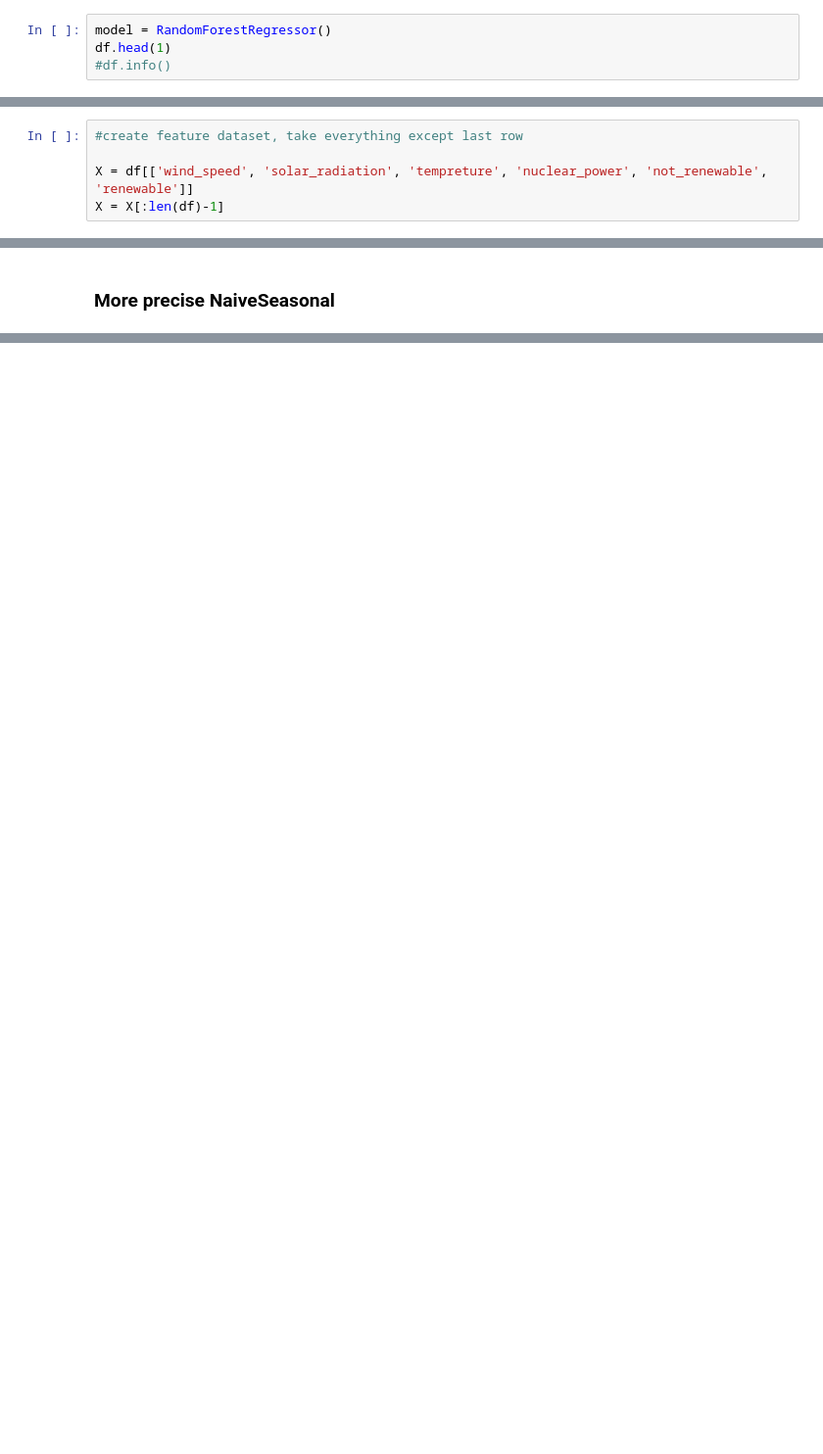
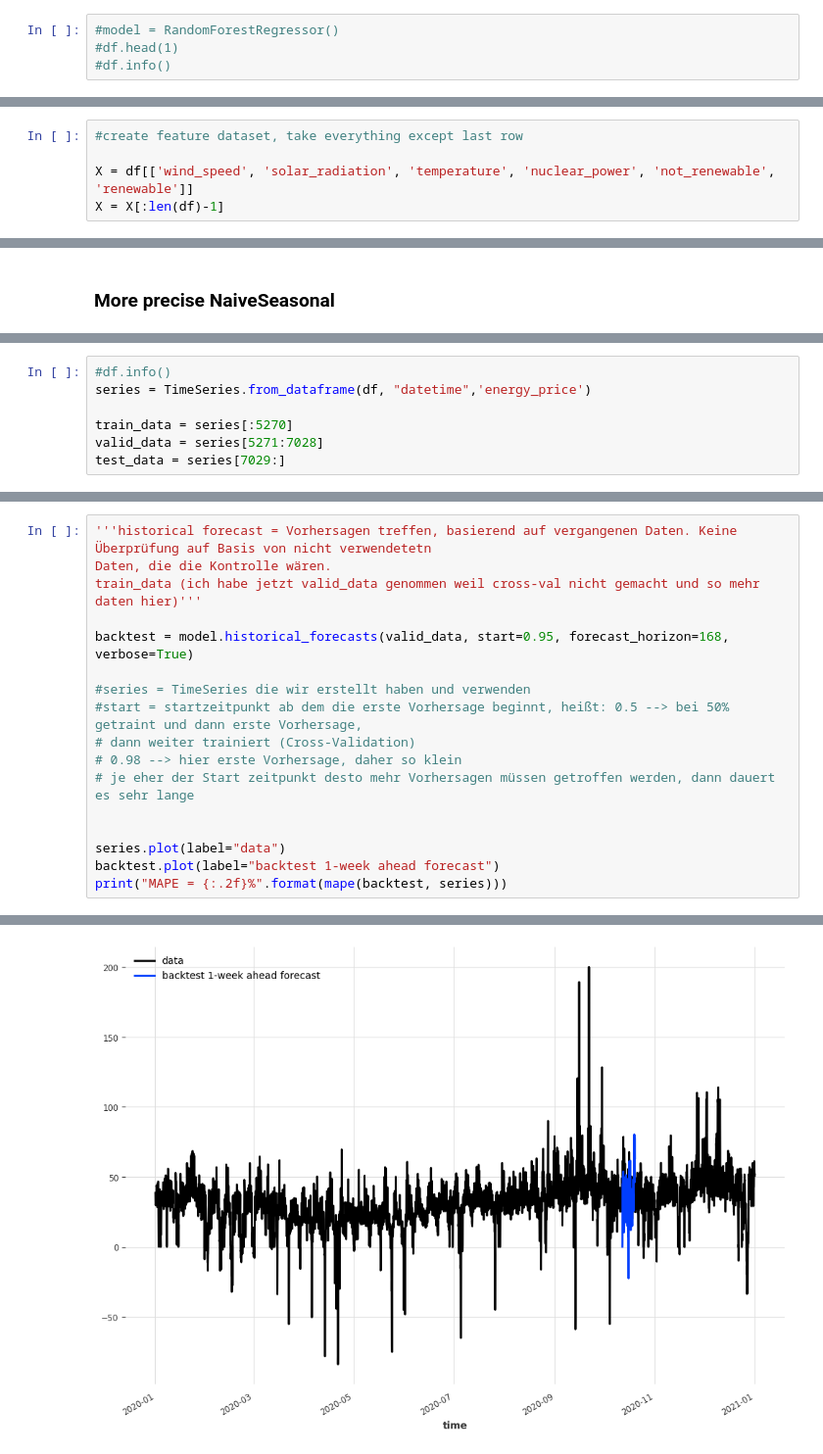
Before and after one commit to M-123-456/team-6-energy-costs, a Jupyter notebook: correlationBekki.ipynb, the cells around one changed output, grey strips where cells are left out. Shown at 98% size. Cells and saved outputs as stored; diff of their text form; blank space fills up the shorter version.

```diff
--- a/correlationBekki.ipynb
+++ b/correlationBekki.ipynb
@@ -536,4 +522,4 @@ from sklearn.ensemble import RandomForestRegressor
 # %%
-model = RandomForestRegressor()
-df.head(1)
+#model = RandomForestRegressor()
+#df.head(1)
 #df.info()
@@ -543,7 +526,7 @@ df.head(1)
 # %%
 #create feature dataset, take everything except last row
 
-X = df[['wind_speed', 'solar_radiation', 'tempreture', 'nuclear_power', 'not_renewable', 'renewable']]
+X = df[['wind_speed', 'solar_radiation', 'temperature', 'nuclear_power', 'not_renewable', 'renewable']]
 X = X[:len(df)-1]
 # %%
 #create target database
@@ -716,0 +750,7 @@ seasonal_forecast.plot(label="naive forecast (K=168)")
+# %%
+#df.info()
+series = TimeSeries.from_dataframe(df, "datetime",'energy_price')
+
+train_data = series[:5270]
+valid_data = series[5271:7028]
+test_data = series[7029:]
@@ -716,0 +759,18 @@ seasonal_forecast.plot(label="naive forecast (K=168)")
+# %%
+'''historical forecast = Vorhersagen treffen, basierend auf vergangenen Daten. Keine Überprüfung auf Basis von nicht verwendetetn
+Daten, die die Kontrolle wären.
+train_data (ich habe jetzt valid_data genommen weil cross-val nicht gemacht und so mehr daten hier)'''
+
+backtest = model.historical_forecasts(valid_data, start=0.95, forecast_horizon=168, verbose=True)
+
+#series = TimeSeries die wir erstellt haben und verwenden
+#start = startzeitpunkt ab dem die erste Vorhersage beginnt, heißt: 0.5 --> bei 50% getraint und dann erste Vorhersage,
+# dann weiter trainiert (Cross-Validation)
+# 0.98 --> hier erste Vorhersage, daher so klein
+# je eher der Start zeitpunkt desto mehr Vorhersagen müssen getroffen werden, dann dauert es sehr lange
+
+
+series.plot(label="data")
+backtest.plot(label="backtest 1-week ahead forecast")
+print("MAPE = {:.2f}%".format(mape(backtest, series)))
+# %% [output]
@@ -716,0 +778 @@ seasonal_forecast.plot(label="naive forecast (K=168)")
+[figure, added]
```
Also changed, not shown: parts of 35 cells of this notebook.
